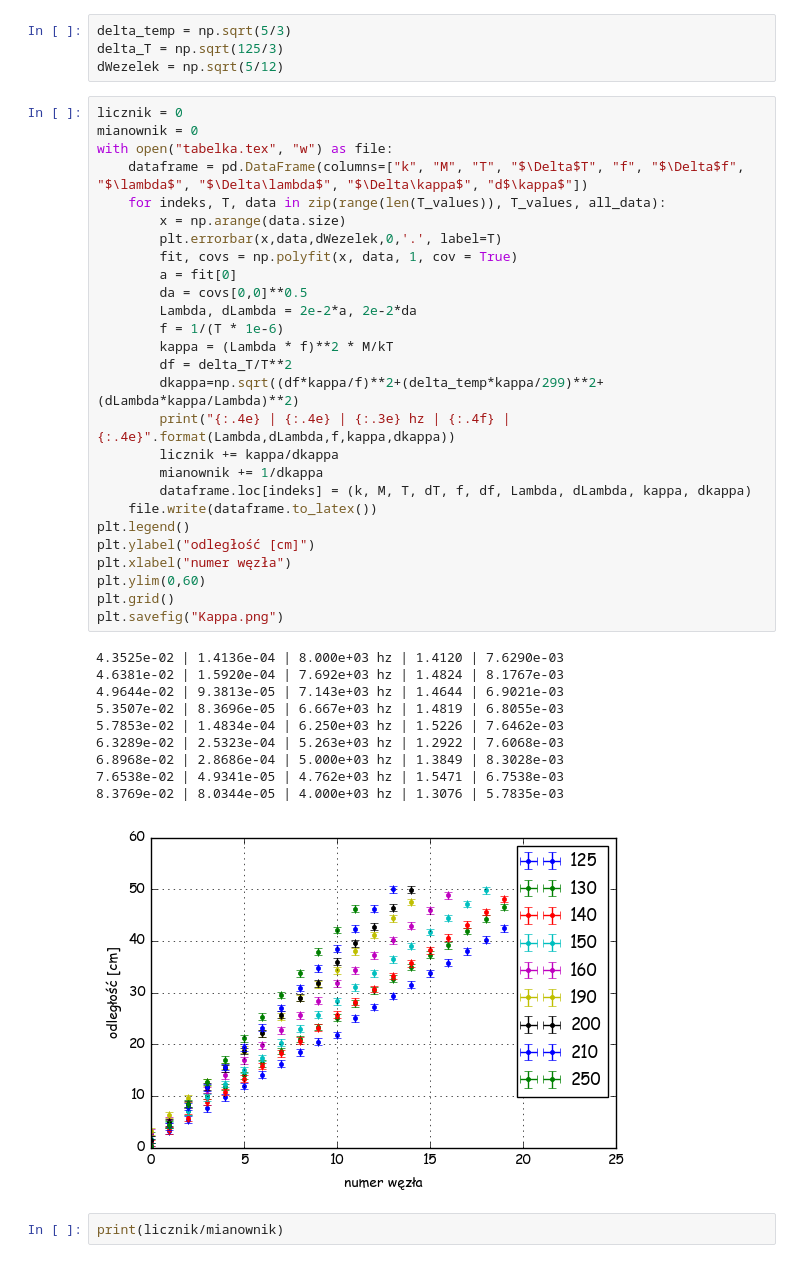
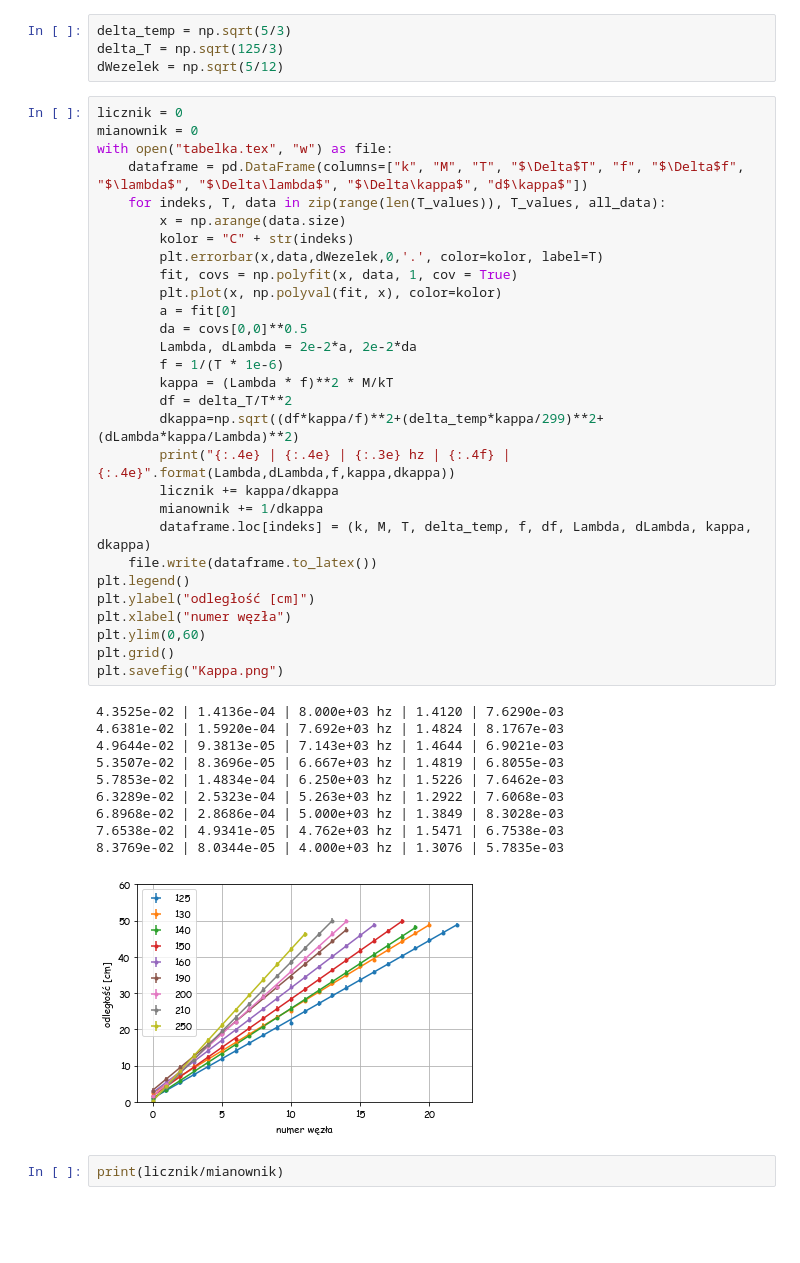
Before and after one commit to MarikinPaulina/LabFiz1, a Jupyter notebook: 05-43-Kappa/Kappa.ipynb, the cells around one changed output. Saved outputs shown, nothing was run; the diff lists cells and outputs as text; blank space fills up the shorter version.

```diff
--- a/05-43-Kappa/Kappa.ipynb
+++ b/05-43-Kappa/Kappa.ipynb
@@ -29,36 +29,38 @@ with open("tabelka.tex", "w") as file:
     dataframe = pd.DataFrame(columns=["k", "M", "T", "$\Delta$T", "f", "$\Delta$f", "$\lambda$", "$\Delta\lambda$", "$\Delta\kappa$", "d$\kappa$"])
     for indeks, T, data in zip(range(len(T_values)), T_values, all_data):
         x = np.arange(data.size)
-        plt.errorbar(x,data,dWezelek,0,'.', label=T)
+        kolor = "C" + str(indeks)
+        plt.errorbar(x,data,dWezelek,0,'.', color=kolor, label=T)
         fit, covs = np.polyfit(x, data, 1, cov = True)
+        plt.plot(x, np.polyval(fit, x), color=kolor)
         a = fit[0]
         da = covs[0,0]**0.5
         Lambda, dLambda = 2e-2*a, 2e-2*da
         f = 1/(T * 1e-6)
         kappa = (Lambda * f)**2 * M/kT
         df = delta_T/T**2
         dkappa=np.sqrt((df*kappa/f)**2+(delta_temp*kappa/299)**2+(dLambda*kappa/Lambda)**2)
         print("{:.4e} | {:.4e} | {:.3e} hz | {:.4f} | {:.4e}".format(Lambda,dLambda,f,kappa,dkappa))
         licznik += kappa/dkappa
         mianownik += 1/dkappa
-        dataframe.loc[indeks] = (k, M, T, dT, f, df, Lambda, dLambda, kappa, dkappa)
+        dataframe.loc[indeks] = (k, M, T, delta_temp, f, df, Lambda, dLambda, kappa, dkappa)
     file.write(dataframe.to_latex())
 plt.legend()
 plt.ylabel("odległość [cm]")
 plt.xlabel("numer węzła")
 plt.ylim(0,60)
 plt.grid()
 plt.savefig("Kappa.png")
 # %% [output]
 4.3525e-02 | 1.4136e-04 | 8.000e+03 hz | 1.4120 | 7.6290e-03
 4.6381e-02 | 1.5920e-04 | 7.692e+03 hz | 1.4824 | 8.1767e-03
 4.9644e-02 | 9.3813e-05 | 7.143e+03 hz | 1.4644 | 6.9021e-03
 5.3507e-02 | 8.3696e-05 | 6.667e+03 hz | 1.4819 | 6.8055e-03
 5.7853e-02 | 1.4834e-04 | 6.250e+03 hz | 1.5226 | 7.6462e-03
 6.3289e-02 | 2.5323e-04 | 5.263e+03 hz | 1.2922 | 7.6068e-03
 6.8968e-02 | 2.8686e-04 | 5.000e+03 hz | 1.3849 | 8.3028e-03
 7.6538e-02 | 4.9341e-05 | 4.762e+03 hz | 1.5471 | 6.7538e-03
 8.3769e-02 | 8.0344e-05 | 4.000e+03 hz | 1.3076 | 5.7835e-03
-[figure, old version]
+[figure, new version]
 # %%
 print(licznik/mianownik)
```
Also changed, not shown: 2 other files.
